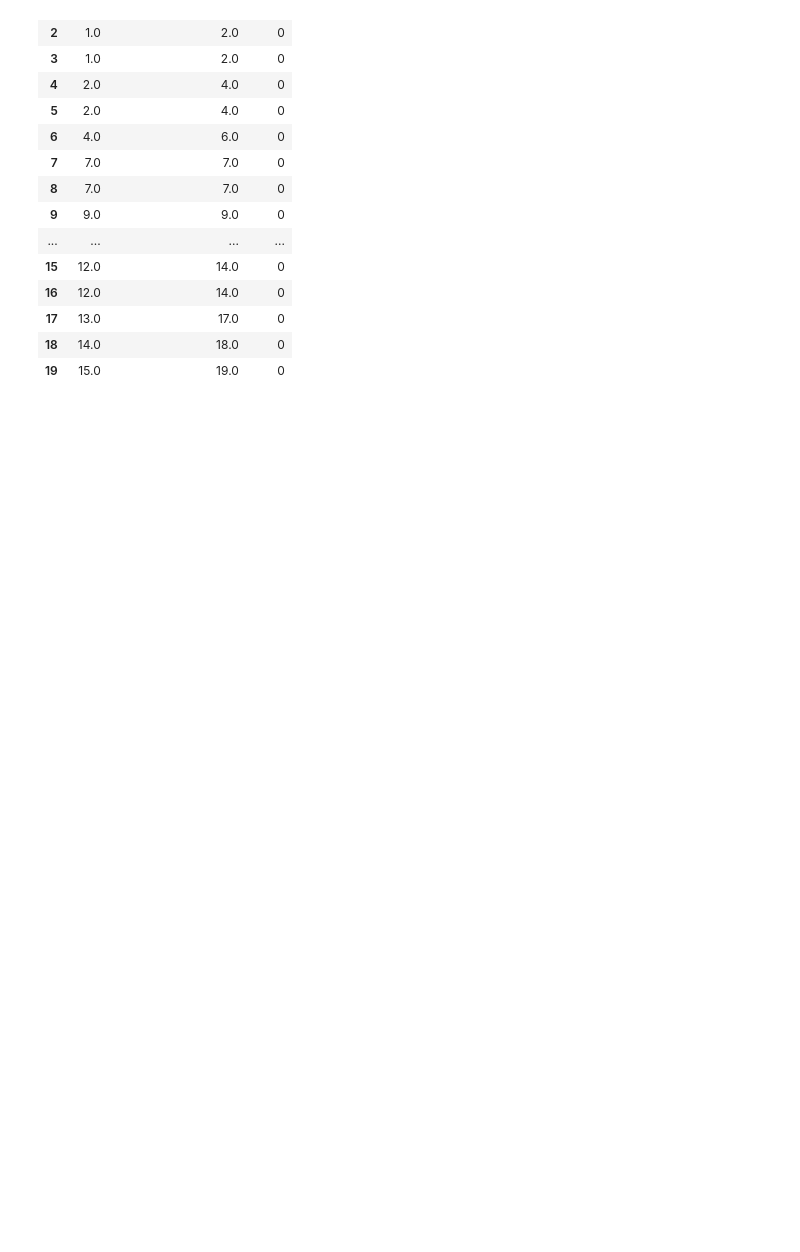
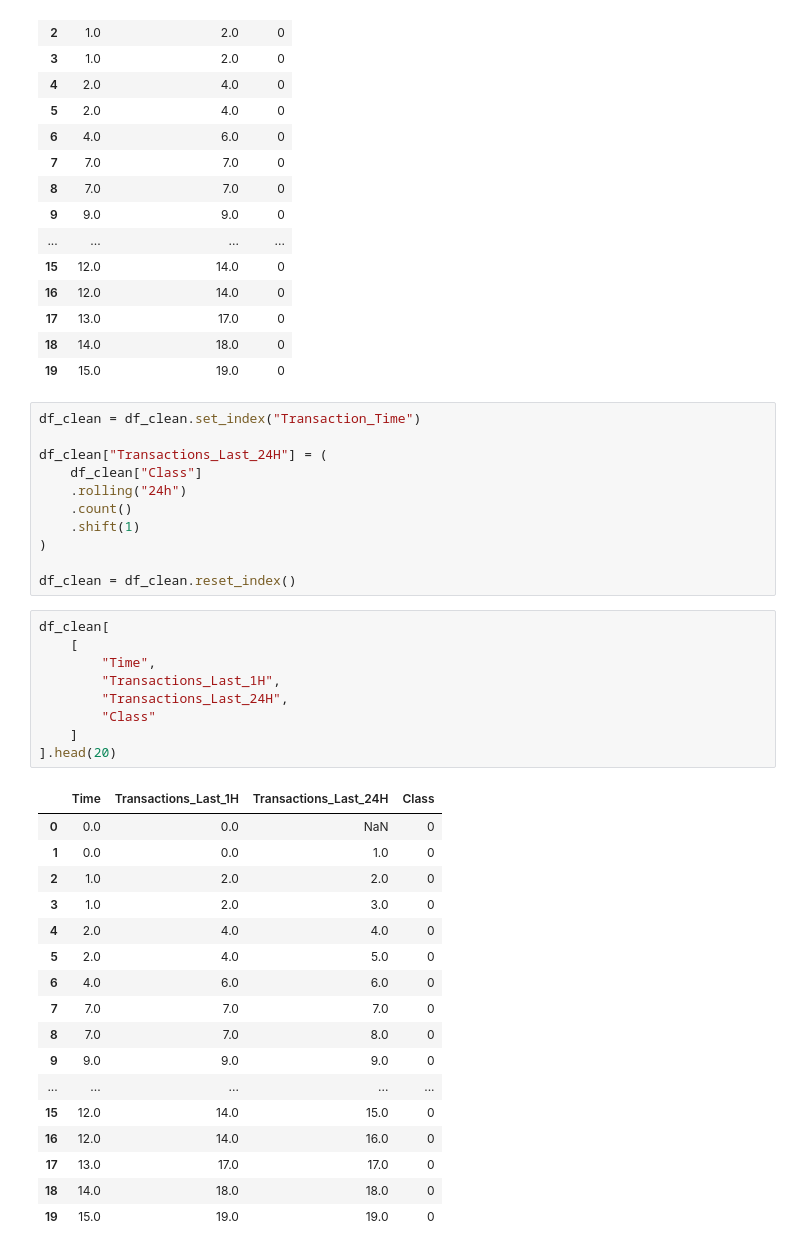
Before and after one commit to to-bits/BehaviorGuard-Customer-Behavioral-Profiling-for-Credit-Card-Fraud-Detection, a Jupyter notebook: BehaviorGuard — Customer Behavioral Profiling for Credit Card Fraud Detection/notebooks/01_data_understanding.ipynb, the cells around one changed output. Cells and saved outputs as stored; diff of their text form; blank space fills up the shorter version.

```diff
--- a/BehaviorGuard — Customer Behavioral Profiling for Credit Card Fraud Detection/notebooks/01_data_understanding.ipynb
+++ b/BehaviorGuard — Customer Behavioral Profiling for Credit Card Fraud Detection/notebooks/01_data_understanding.ipynb
@@ -476,3 +476,41 @@ df_clean[
 | 17 | 13.0 | 17.0 | 0 |
 | 18 | 14.0 | 18.0 | 0 |
 | 19 | 15.0 | 19.0 | 0 |
+# %%
+df_clean = df_clean.set_index("Transaction_Time")
+
+df_clean["Transactions_Last_24H"] = (
+    df_clean["Class"]
+    .rolling("24h")
+    .count()
+    .shift(1)
+)
+
+df_clean = df_clean.reset_index()
+# %%
+df_clean[
+    [
+        "Time",
+        "Transactions_Last_1H",
+        "Transactions_Last_24H",
+        "Class"
+    ]
+].head(20)
+# %% [output]
+|  | Time | Transactions_Last_1H | Transactions_Last_24H | Class |
+| 0 | 0.0 | 0.0 | NaN | 0 |
+| 1 | 0.0 | 0.0 | 1.0 | 0 |
+| 2 | 1.0 | 2.0 | 2.0 | 0 |
+| 3 | 1.0 | 2.0 | 3.0 | 0 |
+| 4 | 2.0 | 4.0 | 4.0 | 0 |
+| 5 | 2.0 | 4.0 | 5.0 | 0 |
+| 6 | 4.0 | 6.0 | 6.0 | 0 |
+| 7 | 7.0 | 7.0 | 7.0 | 0 |
+| 8 | 7.0 | 7.0 | 8.0 | 0 |
+| 9 | 9.0 | 9.0 | 9.0 | 0 |
+| ... | ... | ... | ... | ... |
+| 15 | 12.0 | 14.0 | 15.0 | 0 |
+| 16 | 12.0 | 14.0 | 16.0 | 0 |
+| 17 | 13.0 | 17.0 | 17.0 | 0 |
+| 18 | 14.0 | 18.0 | 18.0 | 0 |
+| 19 | 15.0 | 19.0 | 19.0 | 0 |
```
Also changed, not shown: parts of 7 cells of this notebook.
